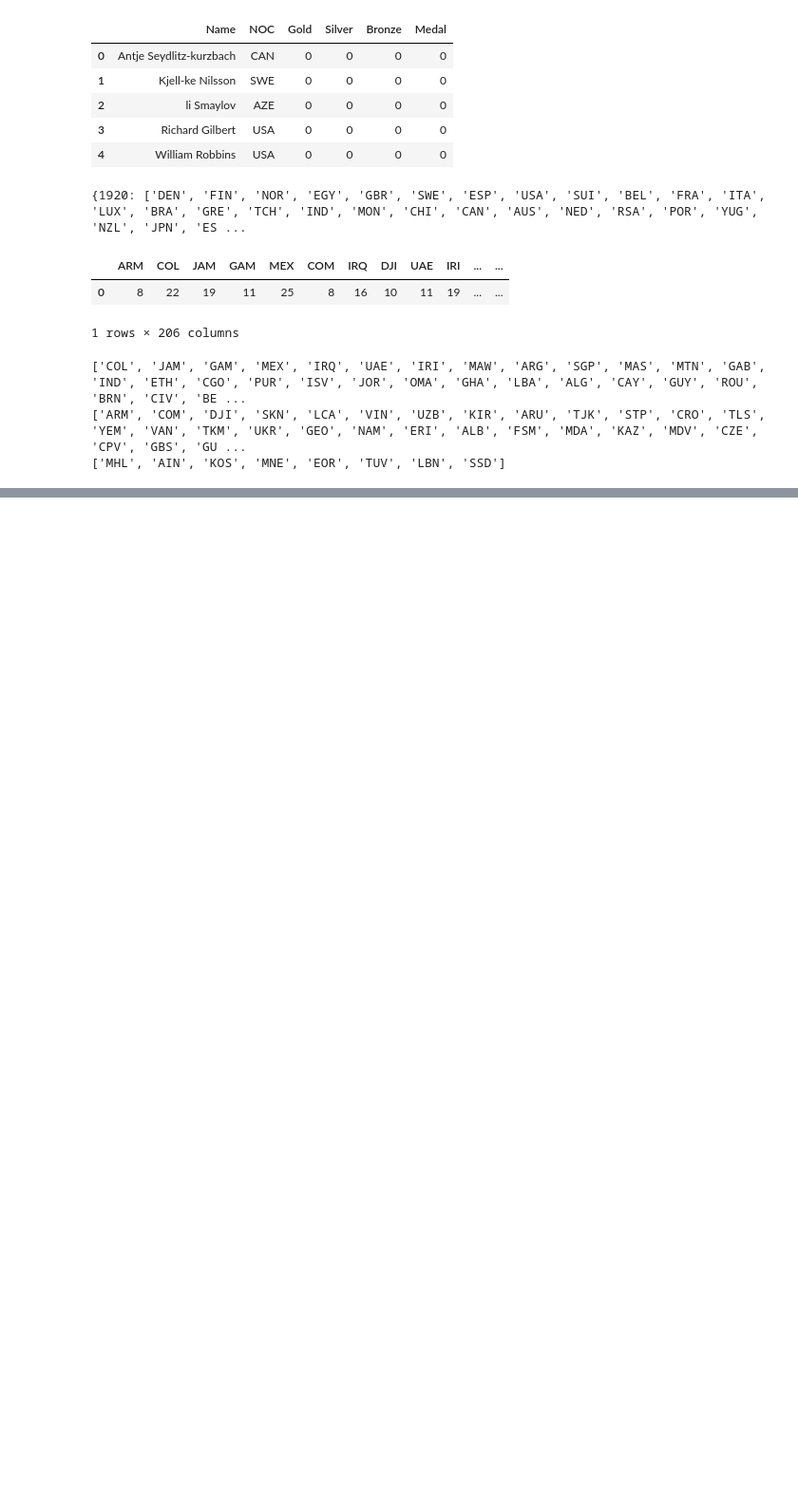
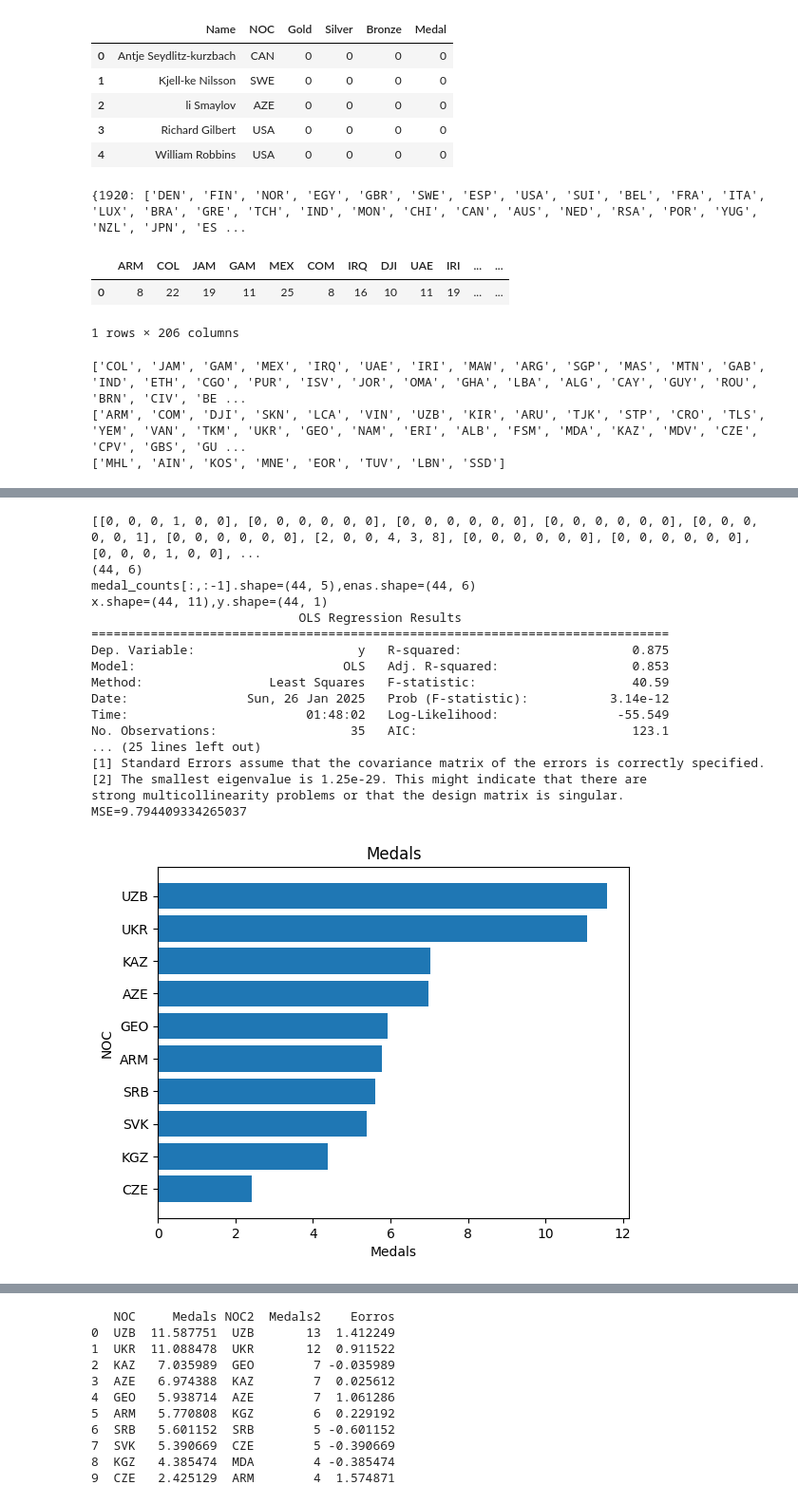
Before and after one commit to VicissitudeChat9619/MCM_Document, a Jupyter notebook: code/class.ipynb, the cells around one changed output, grey strips where cells are left out. Shown at 95% size. Drawn from its saved outputs; the diff is of its cells as text; code cells hidden in the pictures; blank space fills up the shorter version.

```diff
--- a/code/class.ipynb
+++ b/code/class.ipynb
@@ -150,13 +149,6 @@ years_g = medal_counts.groupby("Year")
 # 对于参加次数大于10的国家，采用朴素的时间序列算法预测奖牌数量
 # 线性回归模型：
 import statsmodels.api as sm
-
-
-def fun(x, y):
-    x = sm.add_constant(x)
-    model = sm.OLS(y, x)
-    results = model.fit()
-    return results.params
 
 
 Gold_num_list = []
@@ -298,0 +404,21 @@ df
+# %%
+fun(country_5_10)
+# %% [output]
+[[0, 0, 0, 1, 0, 0], [0, 0, 0, 0, 0, 0], [0, 0, 0, 0, 0, 0], [0, 0, 0, 0, 0, 0], [0, 0, 0, 0, 0, 1], [0, 0, 0, 0, 0, 0], [2, 0, 0, 4, 3, 8], [0, 0, 0, 0, 0, 0], [0, 0, 0, 0, 0, 0], [0, 0, 0, 1, 0, 0], ...
+(44, 6)
+medal_counts[:,:-1].shape=(44, 5),enas.shape=(44, 6)
+x.shape=(44, 11),y.shape=(44, 1)
+                            OLS Regression Results
+==============================================================================
+Dep. Variable:                      y   R-squared:                       0.875
+Model:                            OLS   Adj. R-squared:                  0.853
+Method:                 Least Squares   F-statistic:                     40.59
+Date:                Sun, 26 Jan 2025   Prob (F-statistic):           3.14e-12
+Time:                        01:48:02   Log-Likelihood:                -55.549
+No. Observations:                  35   AIC:                             123.1
+... (25 lines left out)
+[1] Standard Errors assume that the covariance matrix of the errors is correctly specified.
+[2] The smallest eigenvalue is 1.25e-29. This might indicate that there are
+strong multicollinearity problems or that the design matrix is singular.
+MSE=9.794409334265037
+[figure, added]
@@ -298,0 +426,11 @@ df
+   NOC     Medals NOC2  Medals2    Eorros
+0  UZB  11.587751  UZB       13  1.412249
+1  UKR  11.088478  UKR       12  0.911522
+2  KAZ   7.035989  GEO        7 -0.035989
+3  AZE   6.974388  KAZ        7  0.025612
+4  GEO   5.938714  AZE        7  1.061286
+5  ARM   5.770808  KGZ        6  0.229192
+6  SRB   5.601152  SRB        5 -0.601152
+7  SVK   5.390669  CZE        5 -0.390669
+8  KGZ   4.385474  MDA        4 -0.385474
+9  CZE   2.425129  ARM        4  1.574871
```
Also changed, not shown: parts of 6 cells of this notebook.
